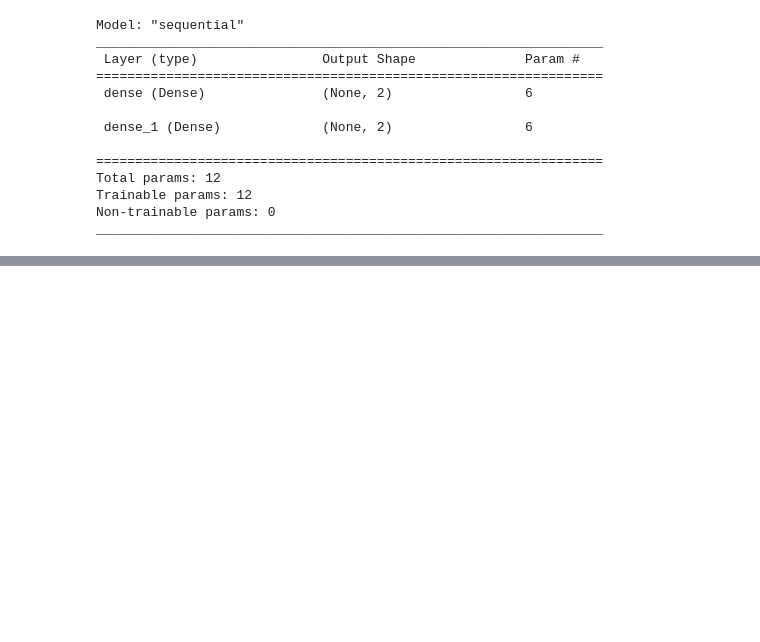
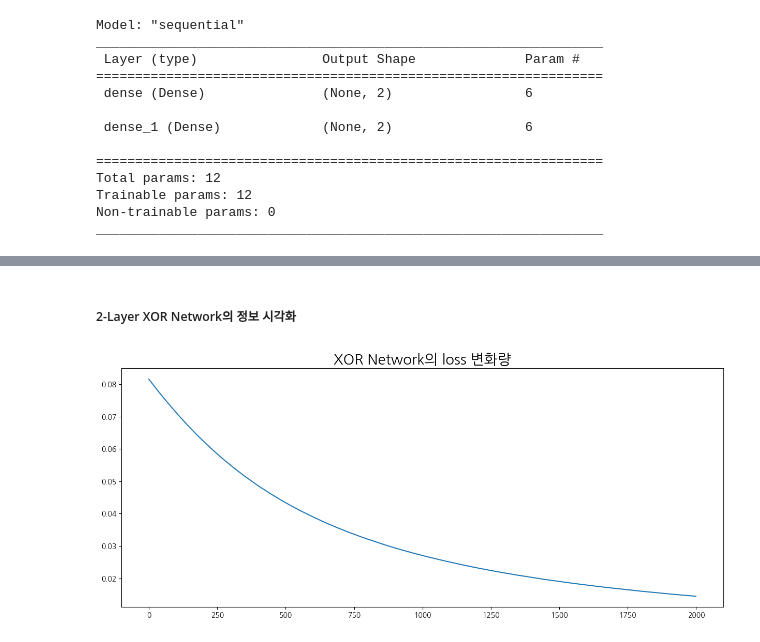
Before and after one commit to rubinkim/deep_learning_09_2022, a Jupyter notebook: chapter_03/ch03_04.ipynb, the cells around one changed output, grey strips where cells are left out. Cells and saved outputs as stored; diff of their text form; code cells hidden in the pictures; blank space fills up the shorter version.

```diff
--- a/chapter_03/ch03_04.ipynb
+++ b/chapter_03/ch03_04.ipynb
@@ -67,6 +67,6 @@ Trainable params: 12
 Non-trainable params: 0
 _________________________________________________________________
 # %%
-model_1.fit(x, y, epochs=2000, batch_size=1)
+history = model_1.fit(x, y, epochs=2000, batch_size=1)
 # %% [output]
 Epoch 1/2000
@@ -97,0 +109,2 @@ array([[0.3780852 , 0.41480976],
+# %% [markdown]
+##### 2-Layer XOR Network의 정보 시각화
@@ -97,0 +117,11 @@ array([[0.3780852 , 0.41480976],
+# %%
+# 딥러닝을 학습시킬 때 가장 많이 보게 될 그래프는 바로 학습이 잘 되고 있는지 확인하기 위한 측정치(metric)의
+# 변화량을 나타내는 선 그래프이다. 선 그래프를 이용해서 손실이 어떻게 변했는지 알아보자.
+
+import matplotlib.pyplot as plt
+plt.rcParams["figure.figsize"] = (15, 6)
+plt.plot(history.history['loss'])
+plt.title(label='XOR Network의 loss 변화량', fontdict={'size':20})
+plt.show()
+# %% [output]
+[figure, added]
```
Also changed, not shown: parts of 5 cells of this notebook.
